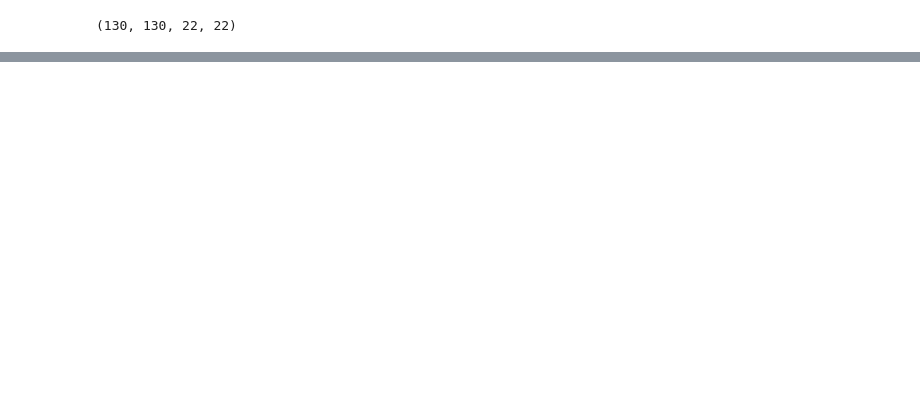
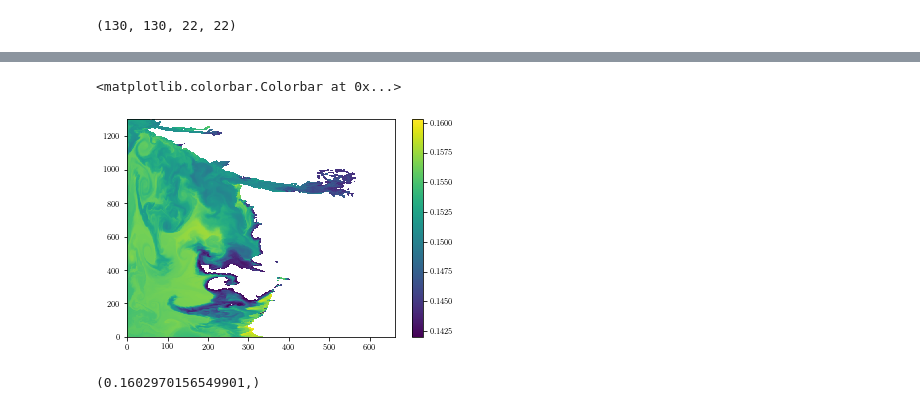
Before and after one commit to SalishSeaCast/analysis-elise-2, a Jupyter notebook: notebooks/forEvie/Morinetal_StudyAreaMap_EO.ipynb, the cells around one changed output, grey strips where cells are left out. Saved outputs shown, nothing was run; the diff lists cells and outputs as text; code cells hidden in the pictures; blank space fills up the shorter version.

```diff
--- a/notebooks/forEvie/Morinetal_StudyAreaMap_EO.ipynb
+++ b/notebooks/forEvie/Morinetal_StudyAreaMap_EO.ipynb
@@ -45 +89,10 @@ def LevelColormap(levels, cmap=None):
+# %%
+liveocean_fname='salt_elise.nc'
+## check units!!
+f=nc.Dataset(liveocean_fname)
+lonLO = f.variables["lon_rho"][:,:] #variable taken from the file
+latLO = f.variables["lat_rho"][:,:]
+salLO = gsw.SA_from_SP(f.variables["salt"][0,0,:,:],0,lonLO,latLO)
+salLO_0 = f.variables["salt"][0,0,:,:]
+f.close()
 # %%
@@ -267,2 +546,12 @@ plt.pcolormesh(test.variables['salt'][0,0,:,:])
 # %%
 test.close()
+# %%
+m=plt.pcolormesh(np.ma.masked_where(salLO<30,salLO-salLO_0))
+plt.colorbar(m)
+# %% [output]
+<matplotlib.colorbar.Colorbar at 0x...>
+[figure, added]
+# %%
+np.max(np.abs(salLO-salLO_0)),
+# %% [output]
+(0.1602970156549901,)
```
Also changed, not shown: parts of 14 cells of this notebook, 10 other files.
